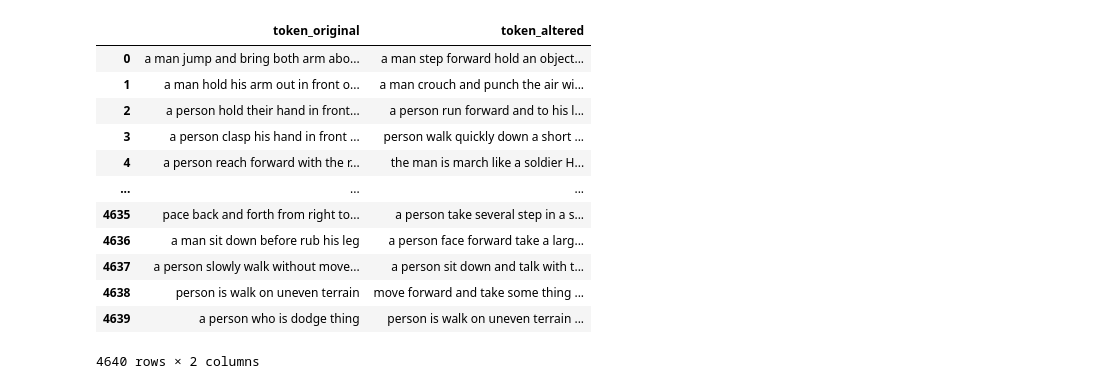
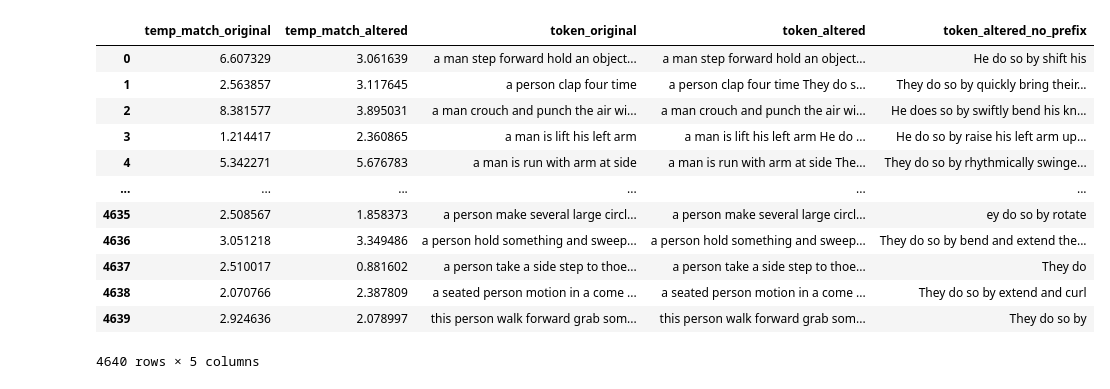
Before and after one commit to mkiefferus/DigitalHumans, a Jupyter notebook: result_analysis/analysis.ipynb, the cells around one changed output. Saved outputs shown, nothing was run; the diff lists cells and outputs as text; code cells hidden in the pictures.

```diff
--- a/result_analysis/analysis.ipynb
+++ b/result_analysis/analysis.ipynb
@@ -38,21 +39,33 @@ altered = altered.add_suffix('_altered')
 # Fuse the two dataframes together
 fused = pd.concat([original, altered], axis=1)
 
+# Remove prefix
+# Get the length of each token_original
+fused['token_original_length'] = fused['token_original'].str.len()
+
+# Remove the characters from the token_altered column based on the length of token_original
+fused['token_altered_no_prefix'] = fused.apply(lambda row: row['token_altered'][row['token_original_length']:], axis=1)
+
+fused.drop(columns=['token_original_length'], inplace=True)
+
+# Shuffle column order
+fused = fused[['temp_match_original', 'temp_match_altered', 'token_original', 'token_altered', 'token_altered_no_prefix']]
+
 # Save fused dataframe to csv
 fused.to_csv('fused.csv', index=False)
 # %%
-fused[['token_original', 'token_altered']]
+fused
 # %% [output]
-|  | token_original | token_altered |
-| 0 | a man jump and bring both arm abo... | a man step forward hold an object... |
-| 1 | a man hold his arm out in front o... | a man crouch and punch the air wi... |
-| 2 | a person hold their hand in front... | a person run forward and to his l... |
-| 3 | a person clasp his hand in front ... | person walk quickly down a short ... |
-| 4 | a person reach forward with the r... | the man is march like a soldier H... |
-| ... | ... | ... |
-| 4635 | pace back and forth from right to... | a person take several step in a s... |
-| 4636 | a man sit down before rub his leg | a person face forward take a larg... |
-| 4637 | a person slowly walk without move... | a person sit down and talk with t... |
-| 4638 | person is walk on uneven terrain | move forward and take some thing ... |
-| 4639 | a person who is dodge thing | person is walk on uneven terrain ... |
+|  | temp_match_original | temp_match_altered | token_original | token_altered | token_altered_no_prefix |
+| 0 | 6.607329 | 3.061639 | a man step forward hold an object... | a man step forward hold an object... | He do so by shift his |
+| 1 | 2.563857 | 3.117645 | a person clap four time | a person clap four time They do s... | They do so by quickly bring their... |
+| 2 | 8.381577 | 3.895031 | a man crouch and punch the air wi... | a man crouch and punch the air wi... | He does so by swiftly bend his kn... |
+| 3 | 1.214417 | 2.360865 | a man is lift his left arm | a man is lift his left arm He do ... | He do so by raise his left arm up... |
+| 4 | 5.342271 | 5.676783 | a man is run with arm at side | a man is run with arm at side The... | They do so by rhythmically swinge... |
+| ... | ... | ... | ... | ... | ... |
+| 4635 | 2.508567 | 1.858373 | a person make several large circl... | a person make several large circl... | ey do so by rotate |
+| 4636 | 3.051218 | 3.349486 | a person hold something and sweep... | a person hold something and sweep... | They do so by bend and extend the... |
+| 4637 | 2.510017 | 0.881602 | a person take a side step to thoe... | a person take a side step to thoe... | They do |
+| 4638 | 2.070766 | 2.387809 | a seated person motion in a come ... | a seated person motion in a come ... | They do so by extend and curl |
+| 4639 | 2.924636 | 2.078997 | this person walk forward grab som... | this person walk forward grab som... | They do so by |
-4640 rows × 2 columns
+4640 rows × 5 columns
```
Also changed, not shown: parts of 9 cells of this notebook, 3 other files.
